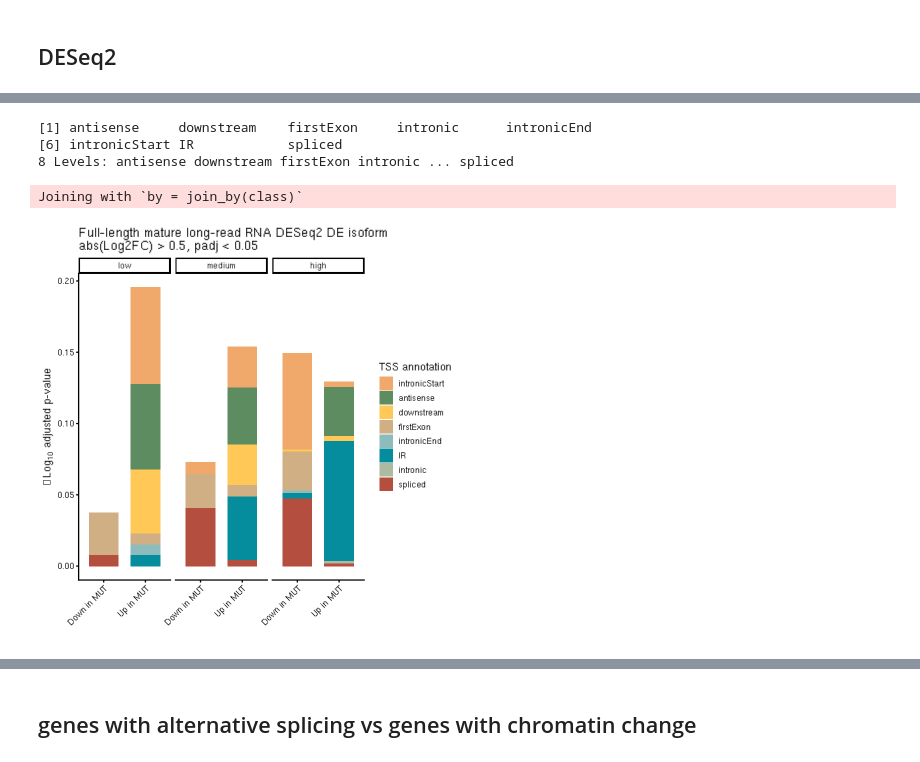
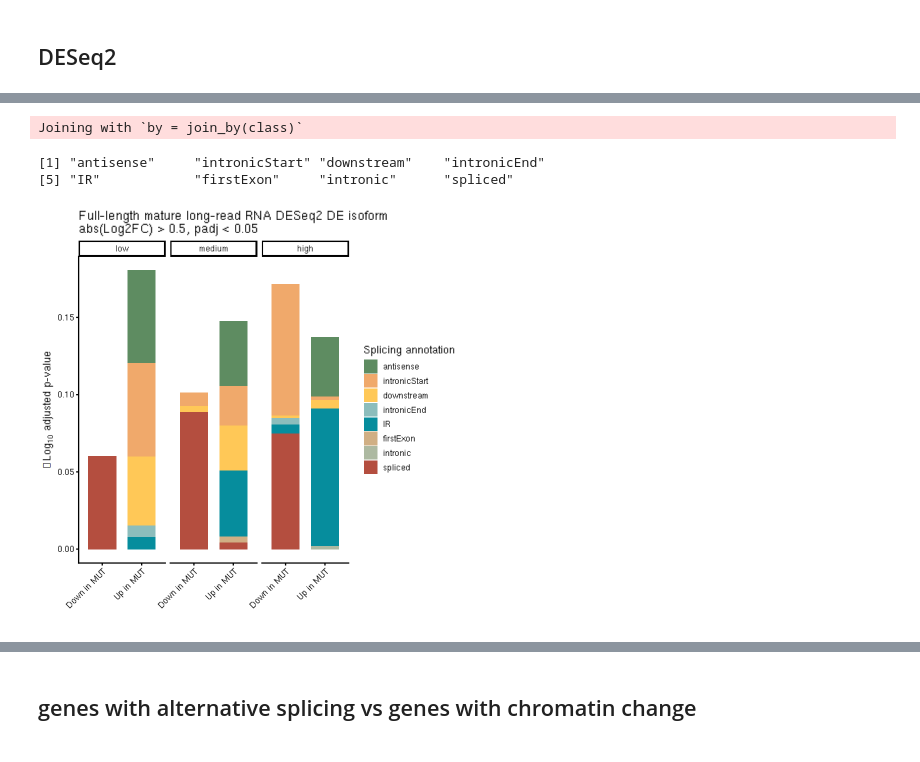
Before and after one commit to baigal628/saccer_lr_multiome_manuscript, a Jupyter notebook: src/13_mature_rna_splicing.ipynb, the cells around one changed output, grey strips where cells are left out. Saved outputs shown, nothing was run; the diff lists cells and outputs as text; code cells hidden in the pictures.

```diff
--- a/src/13_mature_rna_splicing.ipynb
+++ b/src/13_mature_rna_splicing.ipynb
@@ -170,9 +145,3 @@ iso_level
-# %%
-iso_level
-# %% [output]
-[1] antisense     downstream    firstExon     intronic      intronicEnd
-[6] intronicStart IR            spliced
-8 Levels: antisense downstream firstExon intronic ... spliced
 # %%
 iso_level<- de_df$feature_id %>% sort() %>% unique()
 
@@ -197,51 +166,55 @@ de_df$class<- factor(de_df$class, levels = c('low', 'medium', 'high'))
 de_df$feature_id<- factor(de_df$feature_id, levels = iso_level)
 
 write.table(x = de_df, file = '../data/13_mature_rna_splicing_DE_results.tsv', quote = F, sep = '\t', col.names = T, row.names = T)
-# %%
-df1<- de_df %>%
-    count(class, labels, name = 'total_per_label') %>% left_join(count(de_df, class, name = 'total'))
-
-df2<- de_df %>%
-    count(labels, feature_id, class) %>%
-    left_join(df1, by = join_by(labels, class)) %>%
-    mutate(p_per_label = n/total_per_label, p = n/total)
-
-iso_levels <- df2 %>%
-    filter(labels != "Not sig", class == "low", labels == "Up in MUT") %>%
-    arrange(-p) %>% pull(feature_id)
-
-iso_levels<- c(iso_levels, iso_level[!c(iso_level %in% iso_levels)])
-
-write.table(df2 %>% select(class, feature_id, labels, n, total_per_label, total, p_per_label, p),
-          '../data/13_mature_rna_splicing_DE_fraction_by_expr.tsv', quote = F, sep = '\t', col.names = T, row.names = F)
-# %% [output]
-Joining with `by = join_by(class)`
+# %%
+df1<- de_df %>%
+    count(class, labels, name = 'total_per_label') %>% left_join(count(de_df, class, name = 'total'))
+
+df2<- de_df %>%
+    count(labels, feature_id, class) %>%
+    left_join(df1, by = join_by(labels, class)) %>%
+    mutate(p_per_label = n/total_per_label, p = n/total)
+
+
+
+iso_levels <- df2 %>%
+    filter(labels != "Not sig", class == "low", labels == "Up in MUT") %>%
+    arrange(-p) %>% pull(feature_id) %>% as.character()
+
+iso_levels<- c(iso_levels, setdiff(iso_level, iso_levels))
+iso_levels
+write.table(df2 %>% select(class, feature_id, labels, n, total_per_label, total, p_per_label, p),
+          '../data/13_mature_rna_splicing_DE_fraction_by_expr.tsv', quote = F, sep = '\t', col.names = T, row.names = F)
+# %% [output]
+Joining with `by = join_by(class)`
+[1] "antisense"     "intronicStart" "downstream"    "intronicEnd"
+[5] "IR"            "firstExon"     "intronic"      "spliced"
 # %%
 p1<- df2 %>%
     mutate(feature_id = factor(feature_id, levels = iso_levels),
            labels = factor(labels, levels = c("Down in MUT", "Up in MUT", "Not sig"))) %>%
     ggplot(aes(x = labels, y = p, fill = feature_id)) +
     geom_bar(stat='identity', position = "stack", width=0.7) +
     scale_fill_manual(values = mcolors) +
     theme(axis.text.x = element_text(angle = 45, hjust = 1)) +
     labs(x = "", y = expression(-Log[10] * " adjusted p-value"),
-         title = "Full-length mature long-read RNA DESeq2 DE isoform\nabs(Log2FC) > 0.5, padj < 0.05", fill = "TSS annotation")  +
+         title = "Full-length mature long-read RNA DESeq2 DE isoform\nabs(Log2FC) > 0.5, padj < 0.05", fill = "Splicing annotation")  +
     facet_wrap(vars(class), ncol = 3)
 
 ggsave("../figures/Supp_mature_rna_splicing_percentage_of_isoform_by_expr_with_sig.pdf", p1, width = 6, height = 3)
 
 p2<- df2 %>%
     mutate(feature_id = factor(feature_id, levels = iso_levels),
            labels = factor(labels, levels = c("Down in MUT", "Up in MUT", "Not sig"))) %>%
     filter(labels != "Not sig") %>%
     ggplot(aes(x = labels, y = p, fill = feature_id)) +
     geom_bar(stat='identity', position = "stack", width=0.7) +
     scale_fill_manual(values = mcolors) +
     theme(axis.text.x = element_text(angle = 45, hjust = 1)) +
     labs(x = "", y = expression(-Log[10] * " adjusted p-value"),
-         title = "Full-length mature long-read RNA DESeq2 DE isoform\nabs(Log2FC) > 0.5, padj < 0.05", fill = "TSS annotation") +
+         title = "Full-length mature long-read RNA DESeq2 DE isoform\nabs(Log2FC) > 0.5, padj < 0.05", fill = "Splicing annotation") +
     facet_wrap(vars(class), ncol = 3)
 p2
 ggsave("../figures/Supp_mature_rna_splicing_percentage_of_isoform_by_expr.pdf", p2, width = 6, height = 3)
 # %% [output]
-[figure, old version]
+[figure, new version]
```
Also changed, not shown: parts of 18 cells of this notebook, 11 other files.
